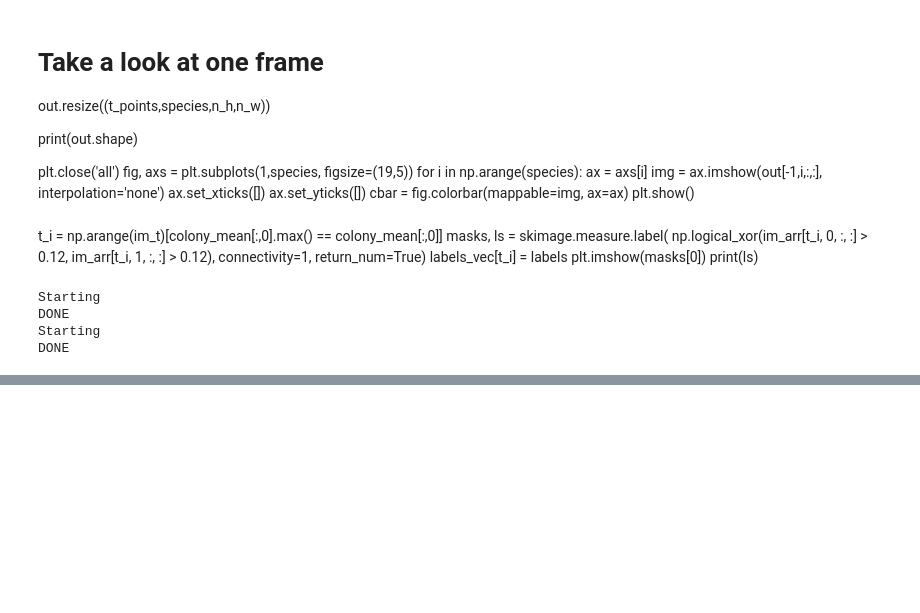
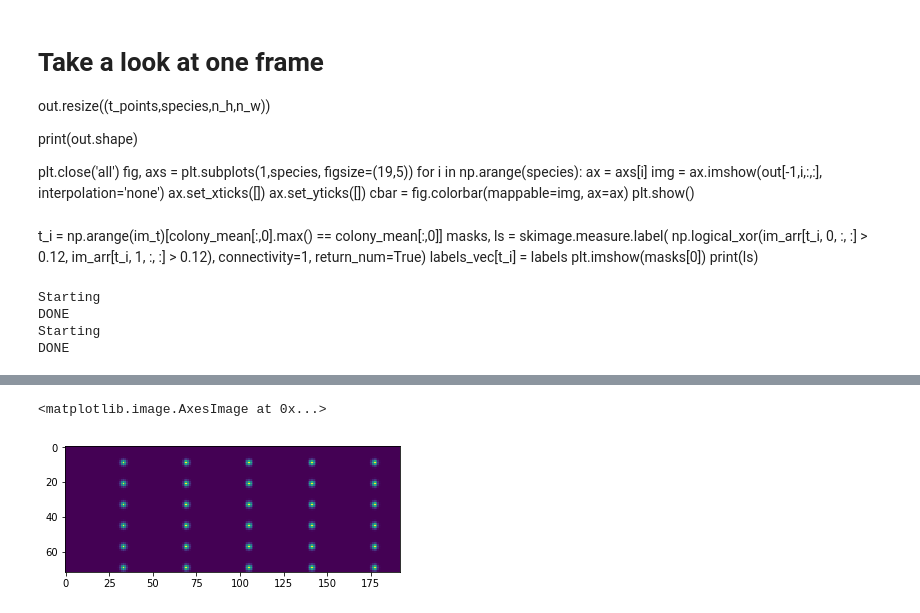
Before and after one commit to boospooky/omnitray-modeling, a Jupyter notebook: omnitray-modeling/simulation_notebook_test_circuits.ipynb, the cells around one changed output, grey strips where cells are left out. Cells and saved outputs as stored; diff of their text form; code cells hidden in the pictures; blank space fills up the shorter version.

```diff
--- a/omnitray-modeling/simulation_notebook_test_circuits.ipynb
+++ b/omnitray-modeling/simulation_notebook_test_circuits.ipynb
@@ -121,8 +121,9 @@ let_dict = dict(zip(string.ascii_uppercase, np.arange(0,26)))
 
 scale = 3
 scale_s = 1 # scale/2
-n_w = 48 * scale
-n_h = 32 * scale
+n_w = scale * 64 # 48
+n_h = scale * 24 # 32
+col_thresh = 0.05
 
 tmax=1000
 
@@ -168,8 +169,8 @@ A[n_i,:,:] = 100*np.ones((n_h, n_w), dtype=np.float32)
 
 # Params :    ,           dx               Dc,    rc,  Kn,   Dn,   kn,  Da,  xa,  xs,  ha,  ka,
 p0 = np.array([np.power((scale/2.25),2),   1e-4, 6e-3,  80,  3e-2,  3, 3e-2, 8e-2, 2e1, 2.3, 40,
-# hC, kC, pa,   leak   od0
- 2.3, 40, 5e-3, 1e-8, 0.5], dtype=np.float32)
+# hC,  kC, pa,   leak   od0
+ 2.3, 400, 5e-3, 1e-8, 0.5], dtype=np.float32)
 
 # Change parameter values above. The function definitions inherit the parameter values defined here.
 dx, Dc,  rc,    Kn,  Dn,   kn, Da, xa, xs, hR, kR, hC, kC, pa, leak, od0 = p0
@@ -202,7 +203,8 @@ def hillN(a, n, k):
     return 1 / (1 + (a/k)**n)
 
 #@numba.jit('void(float32[:,:,:],float32[:,:,:],float32[:,:,:],float32[:,:])',nopython=True, cache=True)
-@numba.jit(nopython=True, cache=True)
+# @numba.jit(nopython=True, cache=True)
+@numba.jit(cache=True)
 def calc_f(y, d_y, diff_terms, nut_avail, p0):
     dx, Dc,  rc,    Kn,  Dn,   kn, Da, xa, xs, hR, kR, hC, kC, pa, leak, od = p0
     calc_diffusion(y, diff_terms)
@@ -215,27 +217,24 @@ def calc_f(y, d_y, diff_terms, nut_avail, p0):
         d_y[ind,:,:] = (dx)*Dc*diff_terms[ind,:,:] + rc * nut_avail * y[ind,:,:]
 
     # Nutrient consumption
-    d_y[n_i,:,:] = (dx)*Dn*diff_terms[n_i,:,:] - kn * nut_avail * (y[rc_i,:,:] + y[cr_i,:,:])
+    d_y[n_i,:,:] = (dx)*Dn*diff_terms[n_i,:,:] - kn * nut_avail * (y[l_i,:,:] + y[r_i,:,:] + y[c_i,:,:])
 
     # AHL production
-    for cell_i, ahl_i, syn_i in zip(cell_inds, ahl_inds, syn_inds)
+    for cell_i, ahl_i, syn_i in zip(cell_inds, ahl_inds, syn_inds):
         d_y[ahl_i,:,:] = (dx)*Da*diff_terms[ahl_i,:,:] + xa * y[syn_i,:,:]*y[cell_i,:,:] - pa * y[ahl_i,:,:]
 
     # Synthase production
-    d_y[l_i,:,:] = xs * y[l_i,:,:] * (
-        hill(y[ar_i,:,:], hR, kR) * hillN(y[sc_i,:,:], hR, kR) +
-        hill(y[ac_i,:,:], hR, kR) * hillN(y[sr_i,:,:], hR, kR) +
-        leak) * nut_avail
+    d_y[sl_i,:,:] = xs * (y[l_i,:,:]>col_thresh) * (
+        hill(y[ar_i,:,:], hR, kR) * hillN(y[sc_i,:,:], hC, kC) +
+        hill(y[ac_i,:,:], hR, kR) * hillN(y[sr_i,:,:], hC, kC)) * nut_avail
 
-    d_y[c_i,:,:] = xs * y[c_i,:,:] * (
-        hill(y[ar_i,:,:], hR, kR) * hillN(y[sl_i,:,:], hR, kR) +
-        hill(y[al_i,:,:], hR, kR) * hillN(y[sr_i,:,:], hR, kR) +
-        leak) * nut_avail
+    d_y[sc_i,:,:] = xs * (y[c_i,:,:]>col_thresh) * (
+        hill(y[ar_i,:,:], hR, kR) * hillN(y[sl_i,:,:], hC, kC) +
+        hill(y[al_i,:,:], hR, kR) * hillN(y[sr_i,:,:], hC, kC)) * nut_avail
 
-    d_y[r_i,:,:] = xs * y[r_i,:,:] * (
-        hill(y[al_i,:,:], hR, kR) * hillN(y[sc_i,:,:], hR, kR) +
-        hill(y[ac_i,:,:], hR, kR) * hillN(y[sl_i,:,:], hR, kR) +
-        leak) * nut_avail
+    d_y[sr_i,:,:] = xs * (y[r_i,:,:]>col_thresh) * (
+        hill(y[al_i,:,:], hR, kR) * hillN(y[sc_i,:,:], hC, kC) +
+        hill(y[ac_i,:,:], hR, kR) * hillN(y[sl_i,:,:], hC, kC)) * nut_avail
 
 
 # ODE definition
@@ -584,8 +585,8 @@ anim = write_movie(out, t_vec, out_names[i])
 HTML(anim.to_html5_video())
 # %% [output]
 [interactive output not drawn]
-# %%
-out_names = ["a", "b", "c"]
-out, t = sim_wrapper(opt_out.x)
-anim = write_movie(out, t, out_names[i])
-HTML(anim.to_html5_video())
+# %%
+plt.imshow(out[0,r_i,:,:])
+# %% [output]
+<matplotlib.image.AxesImage at 0x...>
+[figure, added]
```
Also changed, not shown: parts of 3 cells of this notebook.
